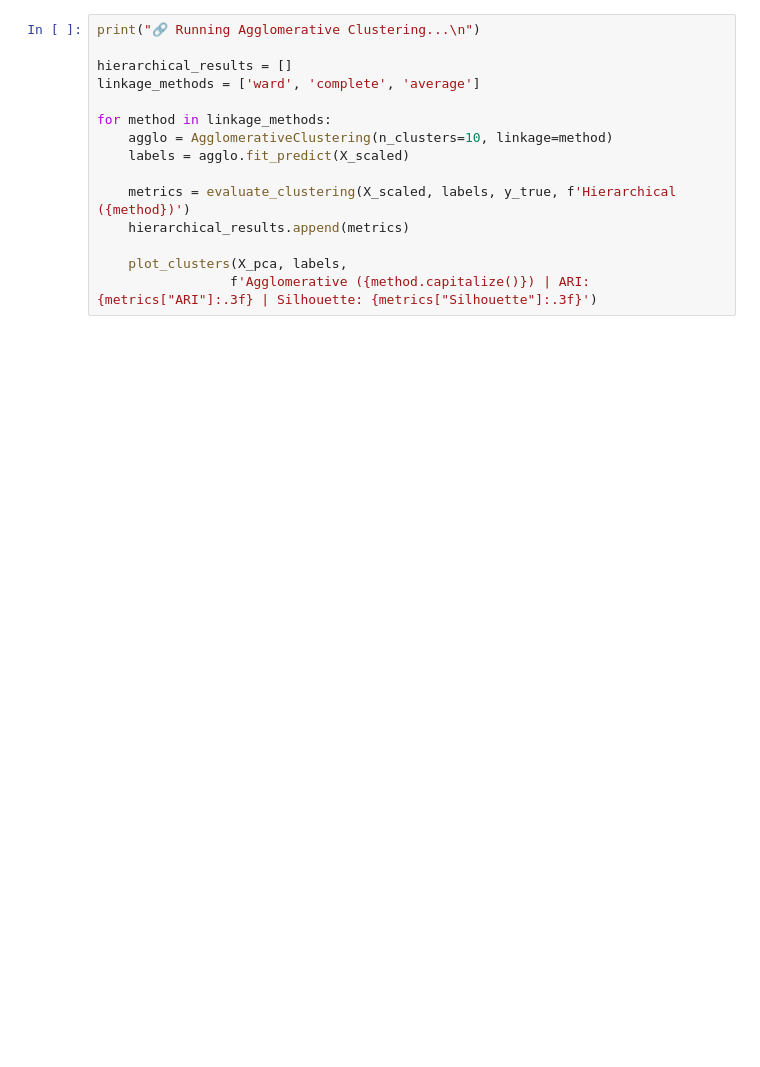
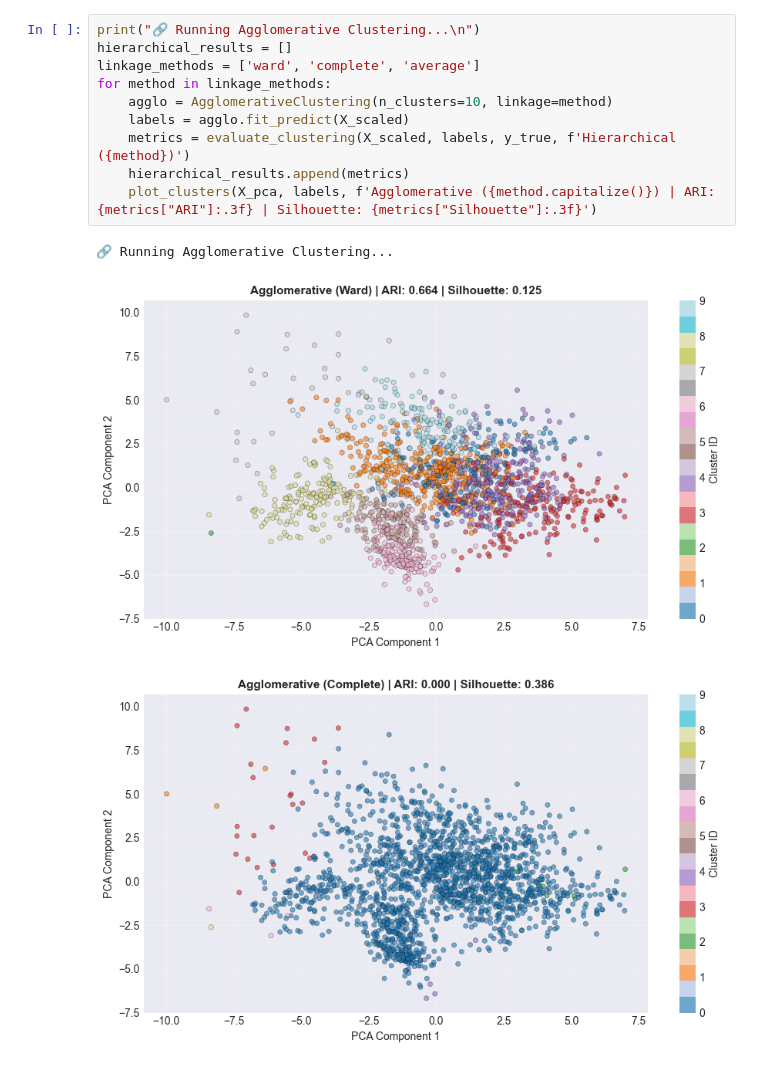
Before and after one commit to jaivanshchawla/ML-LAB-FUN, a Jupyter notebook: LAB 7/Kmeans.ipynb, the cells around one changed output. Saved outputs shown, nothing was run; the diff lists cells and outputs as text; blank space fills up the shorter version.

```diff
--- a/LAB 7/Kmeans.ipynb
+++ b/LAB 7/Kmeans.ipynb
@@ -147,15 +132,14 @@ plt.show()
 # %%
 print("🔗 Running Agglomerative Clustering...\n")
-
 hierarchical_results = []
 linkage_methods = ['ward', 'complete', 'average']
-
 for method in linkage_methods:
     agglo = AgglomerativeClustering(n_clusters=10, linkage=method)
     labels = agglo.fit_predict(X_scaled)
-
     metrics = evaluate_clustering(X_scaled, labels, y_true, f'Hierarchical ({method})')
     hierarchical_results.append(metrics)
-
-    plot_clusters(X_pca, labels,
-                 f'Agglomerative ({method.capitalize()}) | ARI: {metrics["ARI"]:.3f} | Silhouette: {metrics["Silhouette"]:.3f}')
+    plot_clusters(X_pca, labels, f'Agglomerative ({method.capitalize()}) | ARI: {metrics["ARI"]:.3f} | Silhouette: {metrics["Silhouette"]:.3f}')
+# %% [output]
+🔗 Running Agglomerative Clustering...
+[figure, added]
+[figure, added]
```
Also changed, not shown: parts of 10 cells of this notebook.
